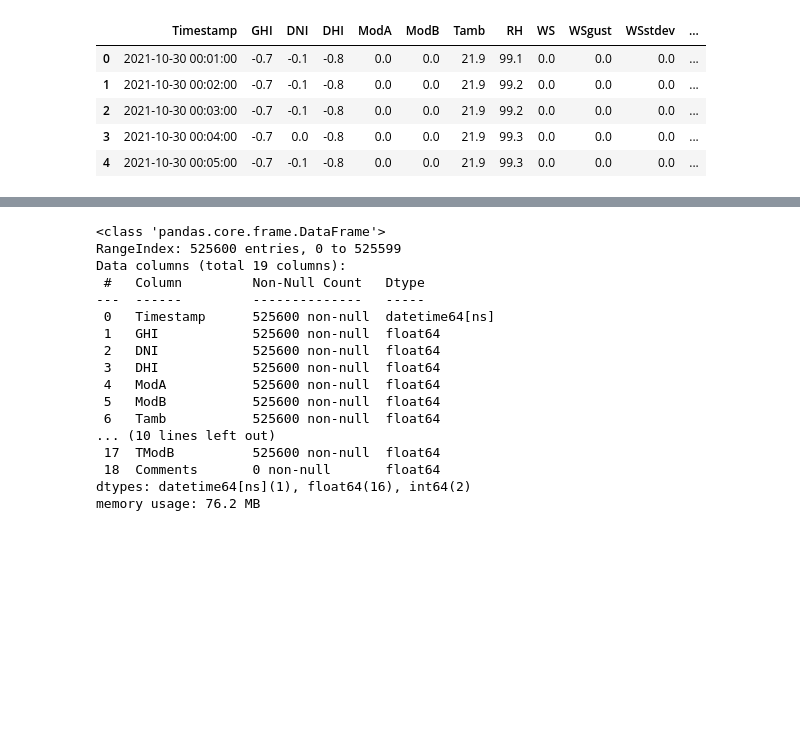
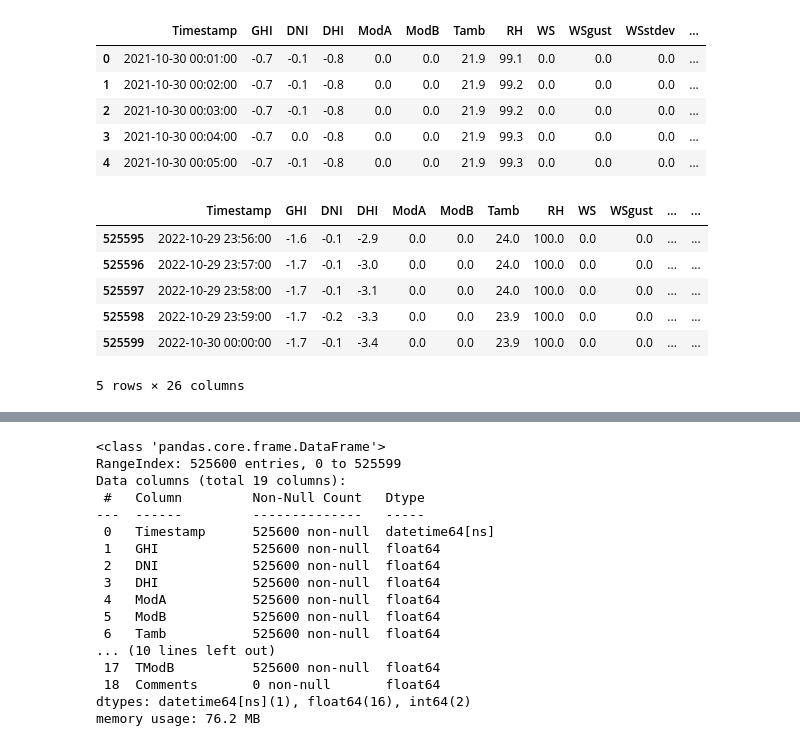
Before and after one commit to abdilfatah/solar-challenge-week1, a Jupyter notebook: src/notebooks/sierraleone_eda.ipynb, the cells around one changed output, grey strips where cells are left out. Saved outputs shown, nothing was run; the diff lists cells and outputs as text; code cells hidden in the pictures; blank space fills up the shorter version.

```diff
--- a/src/notebooks/sierraleone_eda.ipynb
+++ b/src/notebooks/sierraleone_eda.ipynb
@@ -15,6 +15,16 @@ df.head()
 | 2 | 2021-10-30 00:03:00 | -0.7 | -0.1 | -0.8 | 0.0 | 0.0 | 21.9 | 99.2 | 0.0 | 0.0 | 0.0 | ... |
 | 3 | 2021-10-30 00:04:00 | -0.7 | 0.0 | -0.8 | 0.0 | 0.0 | 21.9 | 99.3 | 0.0 | 0.0 | 0.0 | ... |
 | 4 | 2021-10-30 00:05:00 | -0.7 | -0.1 | -0.8 | 0.0 | 0.0 | 21.9 | 99.3 | 0.0 | 0.0 | 0.0 | ... |
+# %%
+df.tail()
+# %% [output]
+|  | Timestamp | GHI | DNI | DHI | ModA | ModB | Tamb | RH | WS | WSgust | ... | ... |
+| 525595 | 2022-10-29 23:56:00 | -1.6 | -0.1 | -2.9 | 0.0 | 0.0 | 24.0 | 100.0 | 0.0 | 0.0 | ... | ... |
+| 525596 | 2022-10-29 23:57:00 | -1.7 | -0.1 | -3.0 | 0.0 | 0.0 | 24.0 | 100.0 | 0.0 | 0.0 | ... | ... |
+| 525597 | 2022-10-29 23:58:00 | -1.7 | -0.1 | -3.1 | 0.0 | 0.0 | 24.0 | 100.0 | 0.0 | 0.0 | ... | ... |
+| 525598 | 2022-10-29 23:59:00 | -1.7 | -0.2 | -3.3 | 0.0 | 0.0 | 23.9 | 100.0 | 0.0 | 0.0 | ... | ... |
+| 525599 | 2022-10-30 00:00:00 | -1.7 | -0.1 | -3.4 | 0.0 | 0.0 | 23.9 | 100.0 | 0.0 | 0.0 | ... | ... |
+5 rows × 26 columns
 # %%
 df.describe()
 # %% [output]
```
